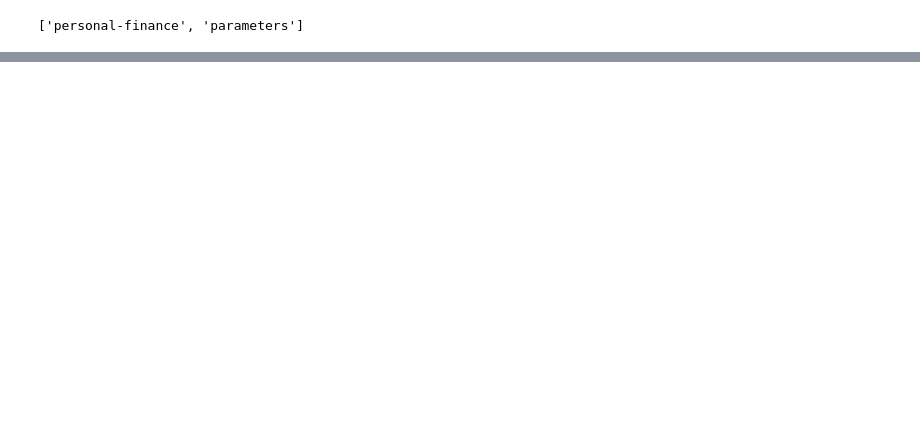
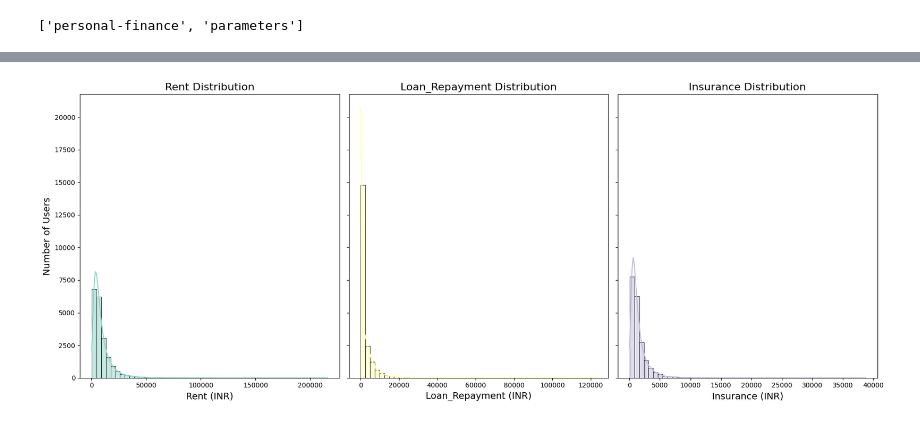
Before and after one commit to bahadurvikram/personal-finance, a Jupyter notebook: notebooks/EDA.ipynb, the cells around one changed output, grey strips where cells are left out. Cells and saved outputs as stored; diff of their text form; code cells hidden in the pictures; blank space fills up the shorter version.

```diff
--- a/notebooks/EDA.ipynb
+++ b/notebooks/EDA.ipynb
@@ -18,0 +160,17 @@ df.head()
+# %%
+fixed_expenses = ['Rent', 'Loan_Repayment', 'Insurance']
+num_fixed = len(fixed_expenses)
+
+fixed_palette = sns.color_palette("Set3", num_fixed)
+
+fig, axes = plt.subplots(1, num_fixed, figsize=(18, 7), sharey=True)
+
+for ax, expense, color in zip(axes, fixed_expenses, fixed_palette):
+    sns.histplot(df[expense], bins=50, kde=True, color=color, ax=ax)
+    ax.set_title(f'{expense} Distribution', fontsize=16)
+    ax.set_xlabel(f'{expense} (INR)', fontsize=14)
+    ax.set_ylabel('Number of Users', fontsize=14)
+
+plt.tight_layout()
+plt.show()
+# %% [output]
@@ -18,0 +178 @@ df.head()
+[figure, added]
```
Also changed, not shown: parts of 33 cells of this notebook, 15 other files.
